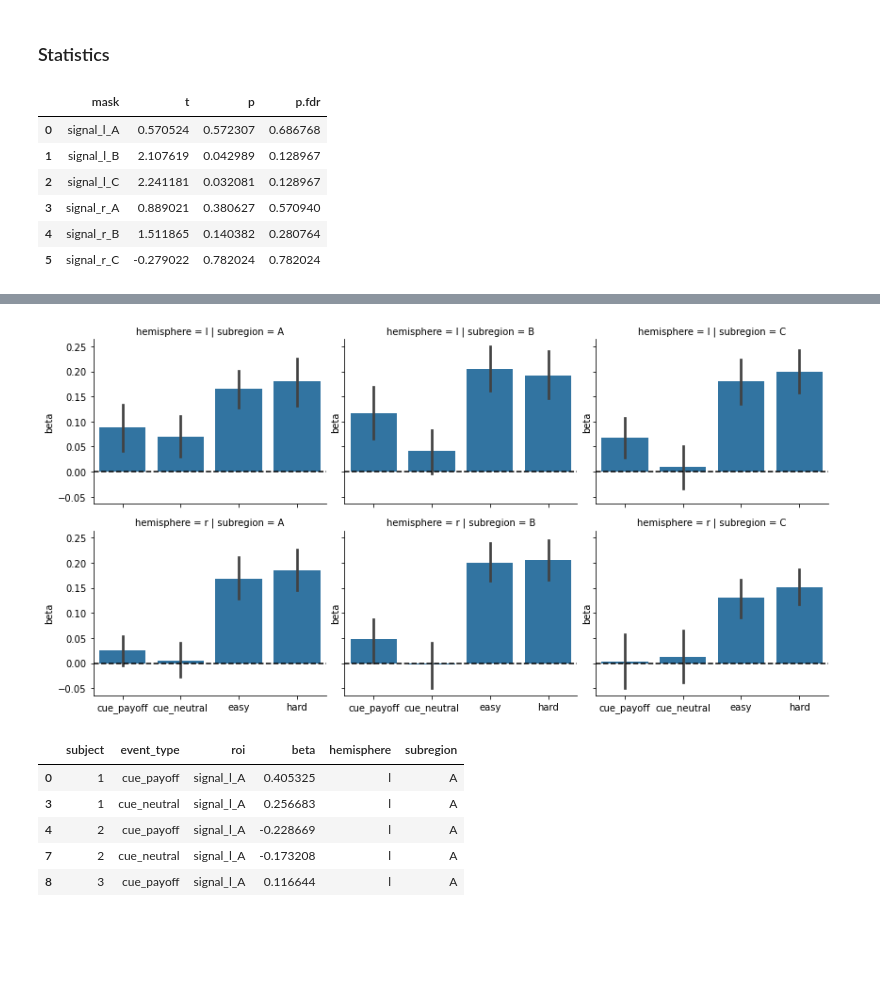
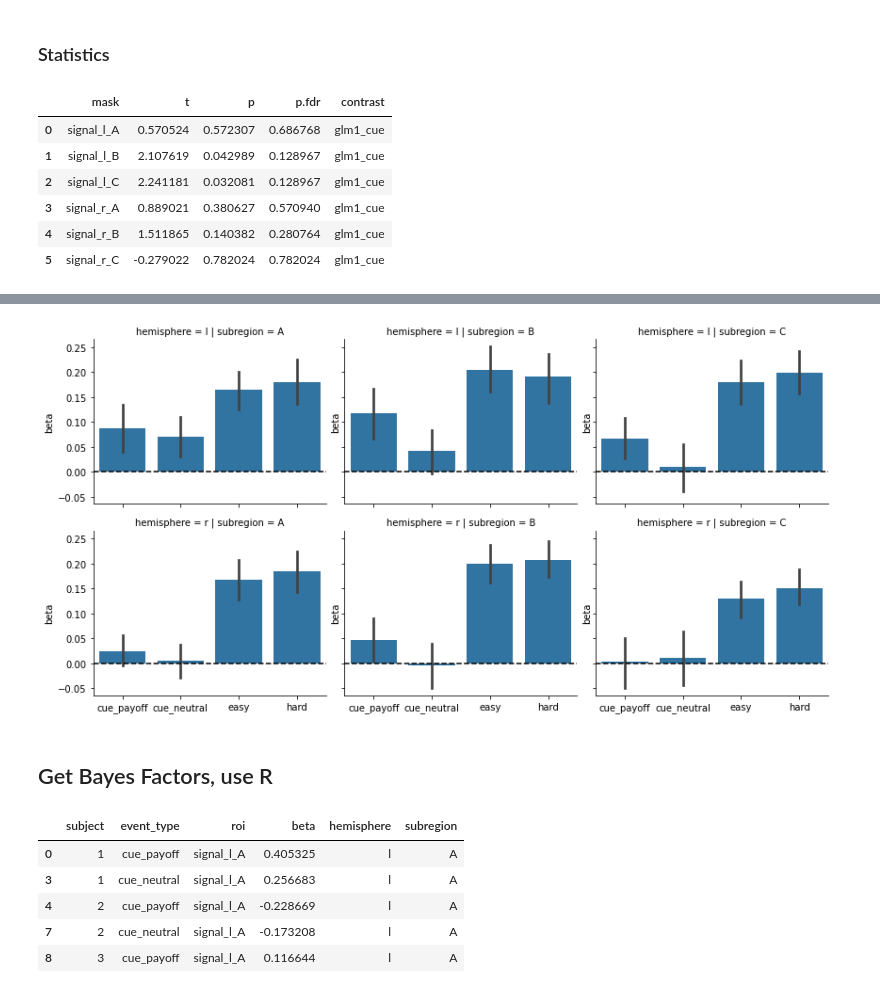
Before and after one commit to StevenM1/STNrep, a Jupyter notebook: 6_ROI_GLM.ipynb, the cells around one changed output, grey strips where cells are left out. Cells and saved outputs as stored; diff of their text form; code cells hidden in the pictures; blank space fills up the shorter version.

```diff
--- a/6_ROI_GLM.ipynb
+++ b/6_ROI_GLM.ipynb
@@ -34,22 +35,22 @@ events['onset'] -= 1.5  # STC
 # %% [markdown]
 # GLM 1
 # %%
-events_1a = events.loc[events['event_type'].isin(['easy', 'hard', 'cue_left', 'cue_right', 'cue_neutral'])]
-events_1a.loc[events_1a['event_type'].isin(['cue_left', 'cue_right']), 'event_type'] = 'cue_payoff'
+events_1 = events.loc[events['event_type'].isin(['easy', 'hard', 'cue_left', 'cue_right', 'cue_neutral'])]
+events_1.loc[events_1['event_type'].isin(['cue_left', 'cue_right']), 'event_type'] = 'cue_payoff'
 
-glm1a = GroupResponseFitter(df.copy(),
-                            events_1a,
-                            confounds=confounds, #.set_index(['subject', 'run']),
+glm1 = GroupResponseFitter(df.copy(),
+                            events_1,
+                            confounds=confounds,
                             input_sample_rate=1/3,
                             oversample_design_matrix=20,
                             concatenate_runs=True)
-for event_type in events_1a.event_type.unique():
-    glm1a.add_event(event_type, basis_set='canonical_hrf_with_time_derivative', interval=[0, 18])
+for event_type in events_1.event_type.unique():
+    glm1.add_event(event_type, basis_set='canonical_hrf_with_time_derivative', interval=[0, 18])
 
-glm1a.fit()
+glm1.fit()
 
 # get timecourses
-tc = glm1a.get_subjectwise_timecourses()
+tc = glm1.get_subjectwise_timecourses()
 tc = tc.reset_index().melt(id_vars=['subject', 'event type', 'covariate', 'time'], var_name='roi', value_name='signal')
 tc['hemisphere'] = tc['roi'].str.split('_').apply(lambda x: x[1])
 tc['subregion'] = tc['roi'].str.split('_').apply(lambda x: x[2])
@@ -71,52 +72,56 @@ See the caveats in the documentation: https://pandas.pydata.org/pandas-docs/stab
 # %% [markdown]
 ### Statistics
 # %%
-GLM1a_betas = pd.concat(glm1a.concat_response_fitters.apply(lambda x: x.betas).values)
-GLM1a_betas = GLM1a_betas.loc[(['cue_payoff', 'cue_neutral', 'easy', 'hard'], 'intercept', 'HRF')].reset_index(level=[1,2], drop=True)
-GLM1a_betas['subject'] = np.repeat(np.arange(1, 34), 4)
-GLM1a_betas = GLM1a_betas.reset_index().set_index(['subject', 'event type'])
+# extract all betas
+GLM1_betas = pd.concat(glm1.concat_response_fitters.apply(lambda x: x.betas).values)
+GLM1_betas = GLM1_betas.loc[(['cue_payoff', 'cue_neutral', 'easy', 'hard'], 'intercept', 'HRF')].reset_index(level=[1,2], drop=True)
+GLM1_betas['subject'] = np.repeat(np.arange(1, 34), 4)
+GLM1_betas = GLM1_betas.reset_index().set_index(['subject', 'event type'])
 
-## long format for plotting
-GLM1a_betas_long = GLM1a_betas.reset_index().melt(id_vars=['subject', 'event type'], var_name='roi', value_name='beta')
-GLM1a_betas_long['hemisphere'] = GLM1a_betas_long['roi'].str.split('_').apply(lambda x: x[1])
-GLM1a_betas_long['subregion'] = GLM1a_betas_long['roi'].str.split('_').apply(lambda x: x[2])
+## to long format for plotting
+GLM1_betas_long = GLM1_betas.reset_index().melt(id_vars=['subject', 'event type'], var_name='roi', value_name='beta')
+GLM1_betas_long['hemisphere'] = GLM1_betas_long['roi'].str.split('_').apply(lambda x: x[1])
+GLM1_betas_long['subregion'] = GLM1_betas_long['roi'].str.split('_').apply(lambda x: x[2])
 
-## Plot
-fac = sns.FacetGrid(GLM1a_betas_long, row='hemisphere', col='subregion')
+## Plot beta-values
+fac = sns.FacetGrid(GLM1_betas_long, row='hemisphere', col='subregion')
 fac.map_dataframe(sns.barplot,
                   x='event type',
                   y='beta', order=['cue_payoff', 'cue_neutral', 'easy', 'hard'], ci=67)#, 'easy', 'hard'])
 fac.map(plt.axhline, y=0, c='k', ls='--').set(ylabel='beta')
 fac.add_legend()
 
 plt.gcf().set_size_inches(12,6)
 
-## statistics per ROI, two contrasts
+## statistics per ROI, cue betas
 results_cue = []
-for roi in GLM1a_betas_long.roi.unique():
-    deg_free = GLM1a_betas_long.loc[(GLM1a_betas_long['roi']==roi) & (GLM1a_betas_long['event type'] == 'cue_payoff'), 'beta'].shape[0] - 1
-    tval, pval = scipy.stats.ttest_rel(GLM1a_betas_long.loc[(GLM1a_betas_long['roi']==roi) & (GLM1a_betas_long['event type'] == 'cue_payoff'), 'beta'],
-                                       GLM1a_betas_long.loc[(GLM1a_betas_long['roi']==roi) & (GLM1a_betas_long['event type'] == 'cue_neutral'), 'beta'])
+for roi in GLM1_betas_long.roi.unique():
+    deg_free = GLM1_betas_long.loc[(GLM1_betas_long['roi']==roi) & (GLM1_betas_long['event type'] == 'cue_payoff'), 'beta'].shape[0] - 1
+    tval, pval = scipy.stats.ttest_rel(GLM1_betas_long.loc[(GLM1_betas_long['roi']==roi) & (GLM1_betas_long['event type'] == 'cue_payoff'), 'beta'],
+                                       GLM1_betas_long.loc[(GLM1_betas_long['roi']==roi) & (GLM1_betas_long['event type'] == 'cue_neutral'), 'beta'])
     results_cue.append({'mask': roi, 't': tval, 'p': pval})
 results_cue = pd.DataFrame(results_cue)
 _, p_fdr, _, _ = statsmodels.stats.multitest.multipletests(results_cue['p'], method='fdr_bh')
 results_cue['p.fdr'] = p_fdr
+results_cue['contrast'] = 'glm1_cue'
 display(results_cue)
 
+## statistics per ROI, stimulus betas
 results_difficulty = []
-for roi in GLM1a_betas_long.roi.unique():
-    tval, pval = scipy.stats.ttest_rel(GLM1a_betas_long.loc[(GLM1a_betas_long['roi']==roi) & (GLM1a_betas_long['event type'] == 'easy'), 'beta'],
-                                       GLM1a_betas_long.loc[(GLM1a_betas_long['roi']==roi) & (GLM1a_betas_long['event type'] == 'hard'), 'beta'])
+for roi in GLM1_betas_long.roi.unique():
+    tval, pval = scipy.stats.ttest_rel(GLM1_betas_long.loc[(GLM1_betas_long['roi']==roi) & (GLM1_betas_long['event type'] == 'easy'), 'beta'],
+                                       GLM1_betas_long.loc[(GLM1_betas_long['roi']==roi) & (GLM1_betas_long['event type'] == 'hard'), 'beta'])
     results_difficulty.append({'mask': roi, 't': tval, 'p': pval})
 results_difficulty = pd.DataFrame(results_difficulty)
 _, p_fdr, _, _ = statsmodels.stats.multitest.multipletests(results_difficulty['p'], method='fdr_bh')
 results_difficulty['p.fdr'] = p_fdr
+results_difficulty['contrast'] = 'glm1_difficulty'
 display(results_difficulty)
 # %% [output]
-|  | mask | t | p | p.fdr |
-| 0 | signal_l_A | 0.570524 | 0.572307 | 0.686768 |
-| 1 | signal_l_B | 2.107619 | 0.042989 | 0.128967 |
-| 2 | signal_l_C | 2.241181 | 0.032081 | 0.128967 |
-| 3 | signal_r_A | 0.889021 | 0.380627 | 0.570940 |
-| 4 | signal_r_B | 1.511865 | 0.140382 | 0.280764 |
-| 5 | signal_r_C | -0.279022 | 0.782024 | 0.782024 |
+|  | mask | t | p | p.fdr | contrast |
+| 0 | signal_l_A | 0.570524 | 0.572307 | 0.686768 | glm1_cue |
+| 1 | signal_l_B | 2.107619 | 0.042989 | 0.128967 | glm1_cue |
+| 2 | signal_l_C | 2.241181 | 0.032081 | 0.128967 | glm1_cue |
+| 3 | signal_r_A | 0.889021 | 0.380627 | 0.570940 | glm1_cue |
+| 4 | signal_r_B | 1.511865 | 0.140382 | 0.280764 | glm1_cue |
+| 5 | signal_r_C | -0.279022 | 0.782024 | 0.782024 | glm1_cue |
@@ -133 +139,3 @@ display(results_difficulty)
+# %% [markdown]
+## Get Bayes Factors, use R
 # %%
```
Also changed, not shown: parts of 80 cells of this notebook, 7 other files.
